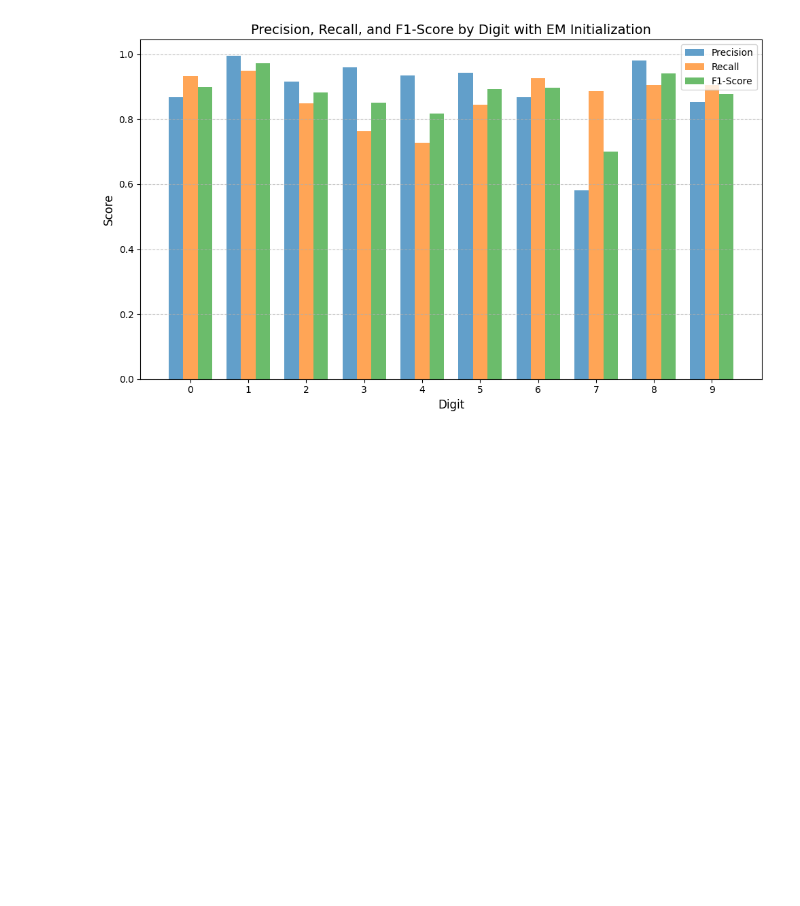
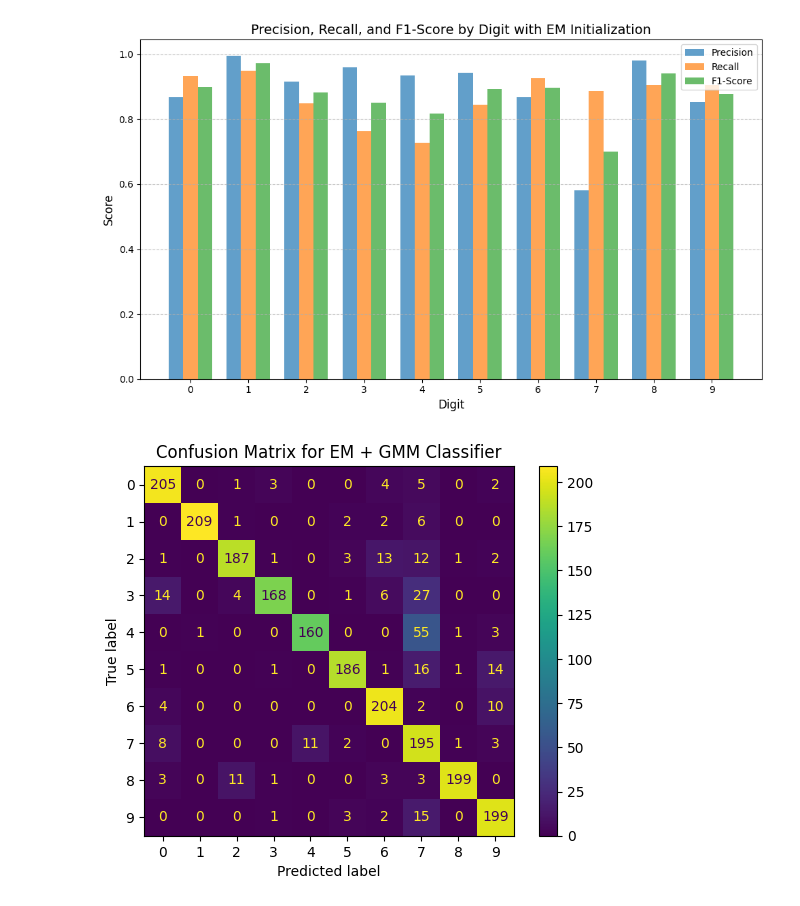
Before and after one commit to rngtang/Arabic-digits, a Jupyter notebook: emGMM_predict.ipynb, the cells around one changed output. Saved outputs shown, nothing was run; the diff lists cells and outputs as text; code cells hidden in the pictures; blank space fills up the shorter version.

```diff
--- a/emGMM_predict.ipynb
+++ b/emGMM_predict.ipynb
@@ -175,3 +178,25 @@ plt.tight_layout()
 plt.show()
 # %% [output]
 [figure]
+# %%
+# Confusion matrices
+metrics_df = pd.DataFrame({
+    'Digit': np.arange(10),
+    'Precision': precision,
+    'Recall': recall,
+    'F1-score': f1
+})
+
+# Set the 'Digit' column as the index
+metrics_df.set_index('Digit', inplace=True)
+
+all_digits = np.arange(10)
+conf_matrix = confusion_matrix(test_labels, predicted_labels)
+
+disp = ConfusionMatrixDisplay(confusion_matrix=conf_matrix, display_labels=np.arange(10))
+disp.plot()
+plt.title("Confusion Matrix for EM + GMM Classifier")
+plt.savefig("confusionmatrixGenderGMM")
+plt.show()
+# %% [output]
+[figure, added]
```
Also changed, not shown: parts of 1 cell of this notebook, 2 other files.
